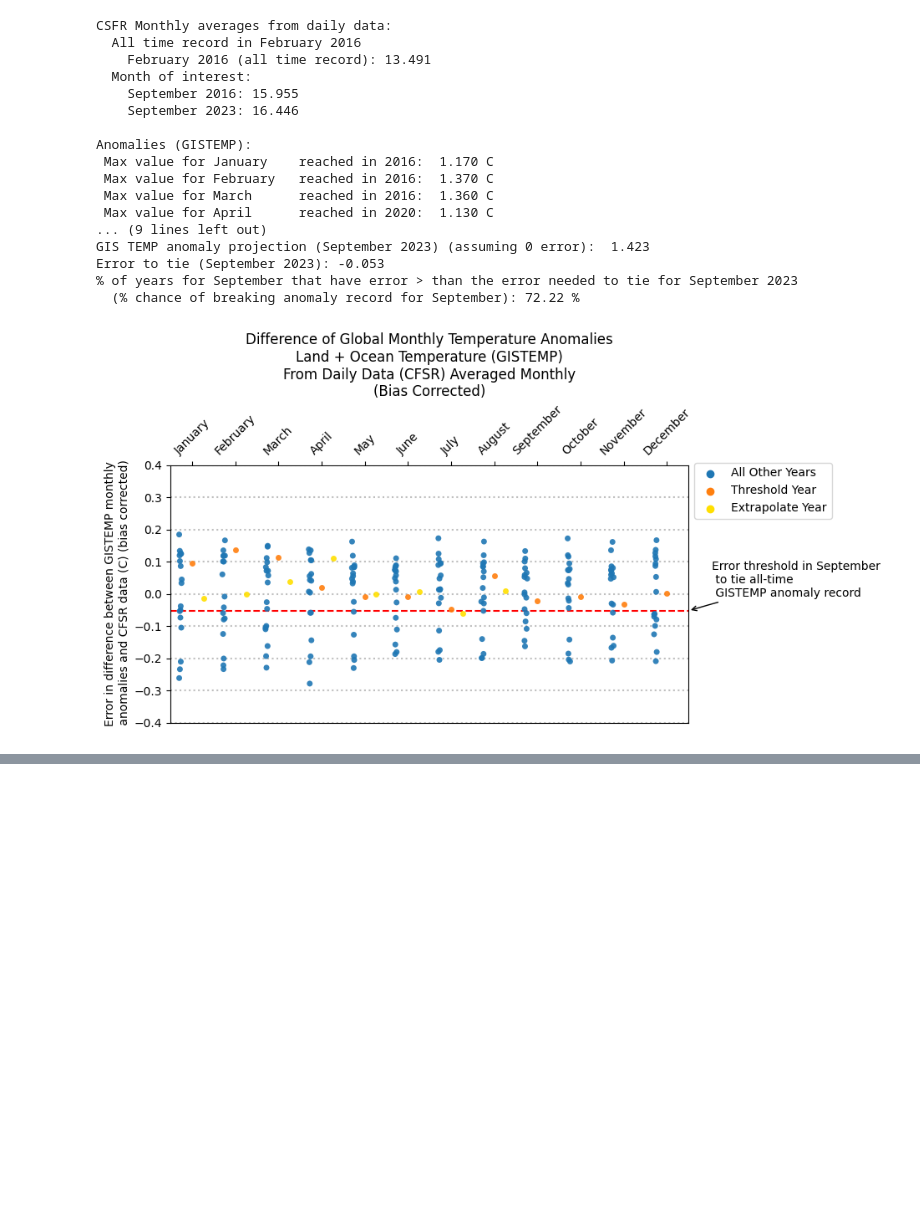
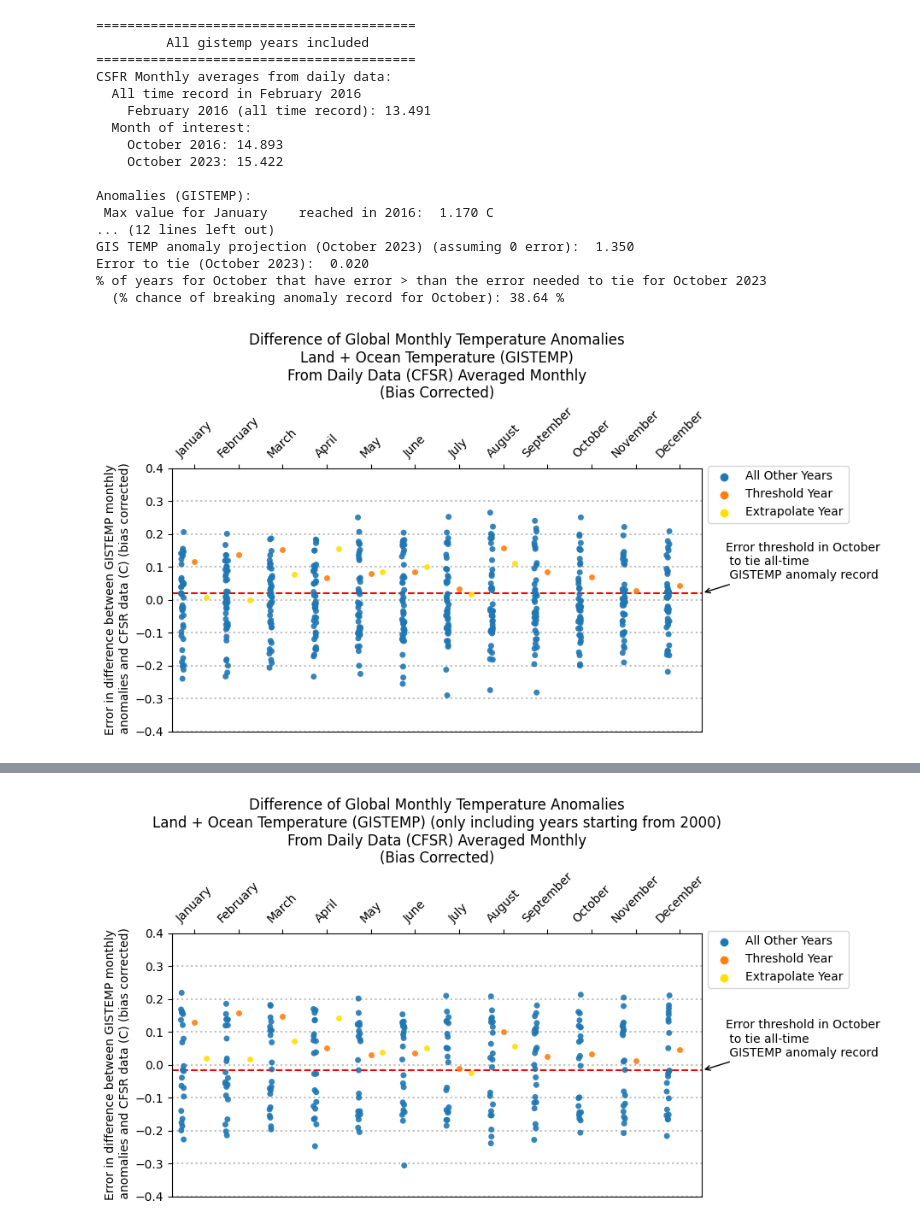
Before and after one commit to JRPdata/monthly-mean-land-ocean-temp, a Jupyter notebook: monthly-mean-land-ocean-temp-anomaly-overlay-daily-bias-corrected.ipynb, the cells around one changed output, grey strips where cells are left out. Drawn from its saved outputs; the diff is of its cells as text; code cells hidden in the pictures; blank space fills up the shorter version.

Commit message:
Added forecast json and updated so now repeats calculation with no cutoff, 2000 and 2005 year cutoffs for gistemp Updated readme

```diff
--- a/monthly-mean-land-ocean-temp-anomaly-overlay-daily-bias-corrected.ipynb
+++ b/monthly-mean-land-ocean-temp-anomaly-overlay-daily-bias-corrected.ipynb
@@ -64,7 +64,8 @@ def calc_monthly_averages_from_daily_data(cfsr_filepath):
 # %%
 import copy
 
-def getData(gistemp_filepath, cfsr_filepath, extrapolate_year, threshold_year):
+# cutoff year (the first year to include data from (the data has a (lower) bias in gistemp before 2000, and to a lesser degree before 2005-2010))
+def getData(gistemp_filepath, cfsr_filepath, extrapolate_year, threshold_year, cutoff_year=None):
     month_averages_for_each_year = calc_monthly_averages_from_daily_data(cfsr_filepath)
 
     month_mapping = {
@@ -105,7 +106,7 @@ def getData(gistemp_filepath, cfsr_filepath, extrapolate_year, threshold_year):
             temp_anomaly = float(data[2])
 
             # Hardcoded year for cutoff
-            if year < 2005:
+            if cutoff_year and year < cutoff_year:
                 continue
 
             # Check if the current value is greater than the previous maximum for the corresponding month
@@ -322,13 +325,13 @@ def graph_strip_plot(bulk_year_data, extrapolate_year_data, threshold_year_data,
     # Show the plot
     plt.show()
 # %%
-def graph_temps(gistemp_filepath, cfsr_filepath, extrapolate_year, threshold_year, rise_threshold):
-    bulk_year_data, extrapolate_year_data, threshold_year_data, month_averages_over_all_years, dist_from_avg_to_tie = getData(gistemp_filepath, cfsr_filepath, extrapolate_year, threshold_year)
-    graph_strip_plot(bulk_year_data, extrapolate_year_data, threshold_year_data, rise_threshold, month_averages_over_all_years, dist_from_avg_to_tie)
+def graph_temps(gistemp_filepath, cfsr_filepath, extrapolate_year, threshold_year, rise_threshold, cutoff_year = None):
+    bulk_year_data, extrapolate_year_data, threshold_year_data, month_averages_over_all_years, dist_from_avg_to_tie = getData(gistemp_filepath, cfsr_filepath, extrapolate_year, threshold_year, cutoff_year=cutoff_year)
+    graph_strip_plot(bulk_year_data, extrapolate_year_data, threshold_year_data, rise_threshold, month_averages_over_all_years, dist_from_avg_to_tie, cutoff_year)
 # %%
 #### CONFIG FOR MAIN PARAMETERS
 # set for month of interest to analyze error for
-month_of_interest = 'September'
+month_of_interest = 'October'
 # current year of missing months
 extrapolate_year = 2023
 # file path to CSV for Monthly Mean Global Surface Temperature
@@ -337,29 +340,56 @@ extrapolate_year = 2023
 gistemp_filepath = 'global_temp_monthly_mean.csv'
 # file path to local copy of json wih temp data
 # from https://climatereanalyzer.org/clim/t2_daily/json/cfsr_world_t2_day.json
-cfsr_filepath = 'cfsr_world_t2_day.json'
+
+#cfsr_filepath = 'cfsr_world_t2_day.json'
+#use forecast when have forecast data instead
+cfsr_filepath = '/home/db/Documents/JRPdata/monthly-mean-land-ocean-temp/cfsr_world_t2_day_forecast.json'
+
 # threshold for new record monthly land+ocean temp anomaly (must exceed this value to be new anomaly record)
 rise_threshold = 1.37
 # year in which record was broken (year of the rise_threshold)
 threshold_year = 2016
 # %%
-graph_temps(gistemp_filepath, cfsr_filepath, extrapolate_year, threshold_year, rise_threshold)
+# earliest year to include data
+print("")
+print("")
+print("=========================================")
+print("         All gistemp years included")
+print("=========================================")
+cutoff_year = None
+graph_temps(gistemp_filepath, cfsr_filepath, extrapolate_year, threshold_year, rise_threshold, cutoff_year=cutoff_year)
+
+cutoff_year = 2000
+print("")
+print("")
+print("=========================================")
+print(f" GISTEMP Years after {cutoff_year} only ")
+print("=========================================")
+graph_temps(gistemp_filepath, cfsr_filepath, extrapolate_year, threshold_year, rise_threshold, cutoff_year=cutoff_year)
+
+cutoff_year = 2005
+print("")
+print("")
+print("=========================================")
+print(f" GISTEMP Years after {cutoff_year} only ")
+print("=========================================")
+graph_temps(gistemp_filepath, cfsr_filepath, extrapolate_year, threshold_year, rise_threshold, cutoff_year=cutoff_year)
 # %% [output]
+=========================================
+         All gistemp years included
+=========================================
 CSFR Monthly averages from daily data:
   All time record in February 2016
     February 2016 (all time record): 13.491
   Month of interest:
-    September 2016: 15.955
-    September 2023: 16.446
+    October 2016: 14.893
+    October 2023: 15.422
 
 Anomalies (GISTEMP):
  Max value for January    reached in 2016:  1.170 C
- Max value for February   reached in 2016:  1.370 C
- Max value for March      reached in 2016:  1.360 C
- Max value for April      reached in 2020:  1.130 C
-... (9 lines left out)
-GIS TEMP anomaly projection (September 2023) (assuming 0 error):  1.423
-Error to tie (September 2023): -0.053
-% of years for September that have error > than the error needed to tie for September 2023
-  (% chance of breaking anomaly record for September): 72.22 %
+... (12 lines left out)
+GIS TEMP anomaly projection (October 2023) (assuming 0 error):  1.350
+Error to tie (October 2023):  0.020
+% of years for October that have error > than the error needed to tie for October 2023
+  (% chance of breaking anomaly record for October): 38.64 %
-[figure, old version]
+[figure, new version]
@@ -365,0 +413 @@ Error to tie (September 2023): -0.053
+[figure, added]
```
Also changed, not shown: parts of 4 cells of this notebook, 2 other files.
